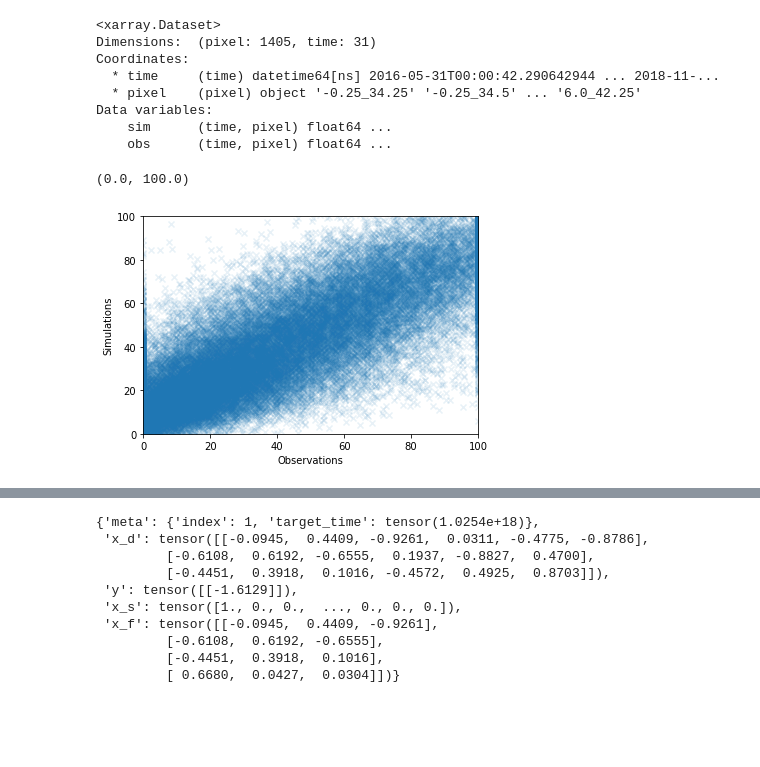
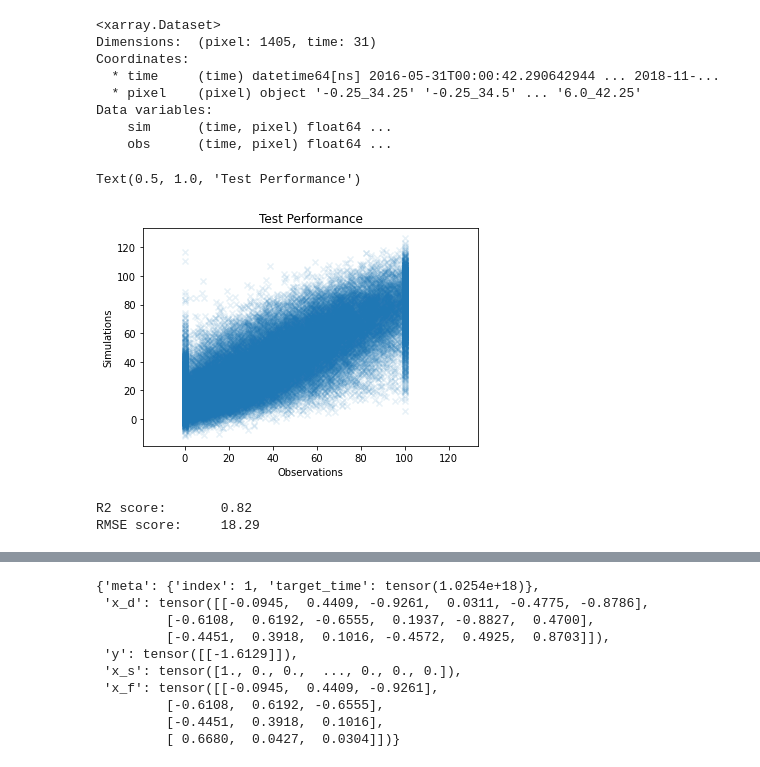
Before and after one commit to tommylees112/spatio_temporal, a Jupyter notebook: notebooks/kenya_evaluate.ipynb, the cells around one changed output, grey strips where cells are left out. Saved outputs shown, nothing was run; the diff lists cells and outputs as text; code cells hidden in the pictures; blank space fills up the shorter version.

```diff
--- a/notebooks/kenya_evaluate.ipynb
+++ b/notebooks/kenya_evaluate.ipynb
@@ -142,14 +123,21 @@ Data variables:
 # %%
 from spatio_temporal.training.eval_utils import _plot_scatter
 f, ax = _plot_scatter(preds);
-ax.set_xlim(0, 100)
-ax.set_ylim(0, 100)
+# ax.set_xlim(0, 100)
+# ax.set_ylim(0, 100)
+ax.set_title("Test Performance")
 # %% [output]
-(0.0, 100.0)
+Text(0.5, 1.0, 'Test Performance')
-[figure, old version]
+[figure, new version]
 # %%
 r2 = float(xr.corr(preds["obs"], preds["sim"]).values)
 
 error = preds["obs"] - preds["sim"]
 rmse = np.sqrt(((error)**2).mean(xr.ALL_DIMS))
 rmse = float(rmse.values)
+
+print(f"R2 score: \t{r2:.2f}")
+print(f"RMSE score: \t{rmse:.2f}")
+# %% [output]
+R2 score:       0.82
+RMSE score:     18.29
```
Also changed, not shown: parts of 25 cells of this notebook, 3 other files.
